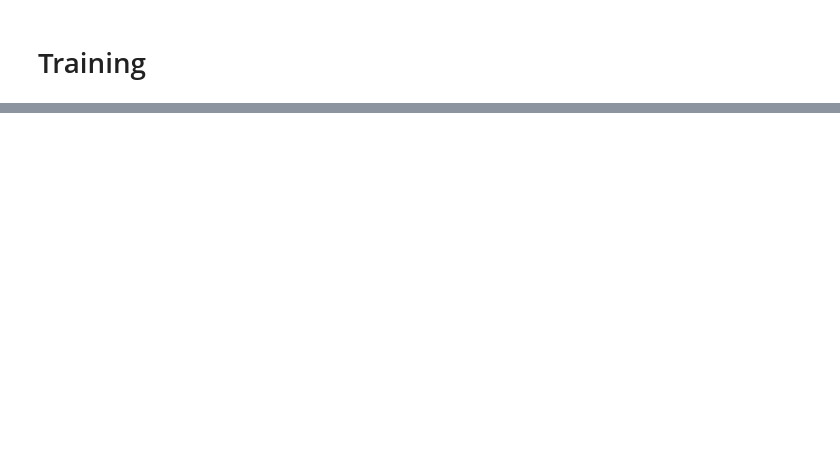
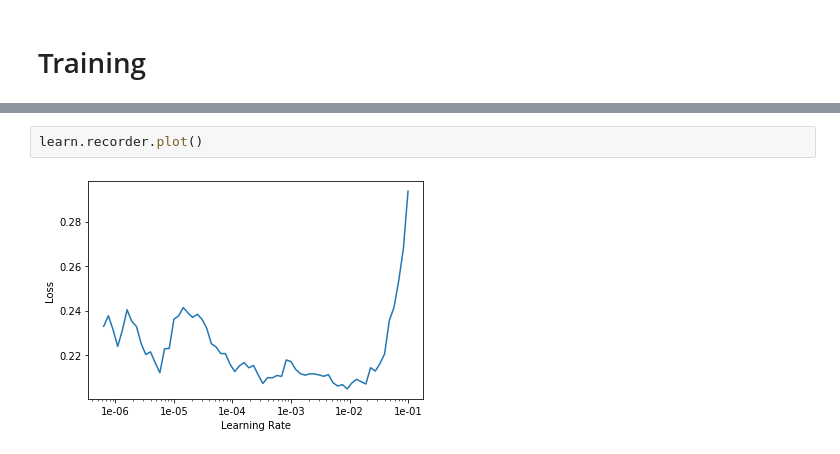
Before and after one commit to anurag89sharma/fastai-course-v3, a Jupyter notebook: dl1/lesson1.1-MNIST-classification.ipynb, the cells around one changed output, grey strips where cells are left out. Drawn from its saved outputs; the diff is of its cells as text; blank space fills up the shorter version.

```diff
--- a/dl1/lesson1.1-MNIST-classification.ipynb
+++ b/dl1/lesson1.1-MNIST-classification.ipynb
@@ -103,0 +110,4 @@ interp.most_confused(min_val=5)
+# %%
+learn.recorder.plot()
+# %% [output]
+[figure, added]
```
Also changed, not shown: parts of 15 cells of this notebook.
